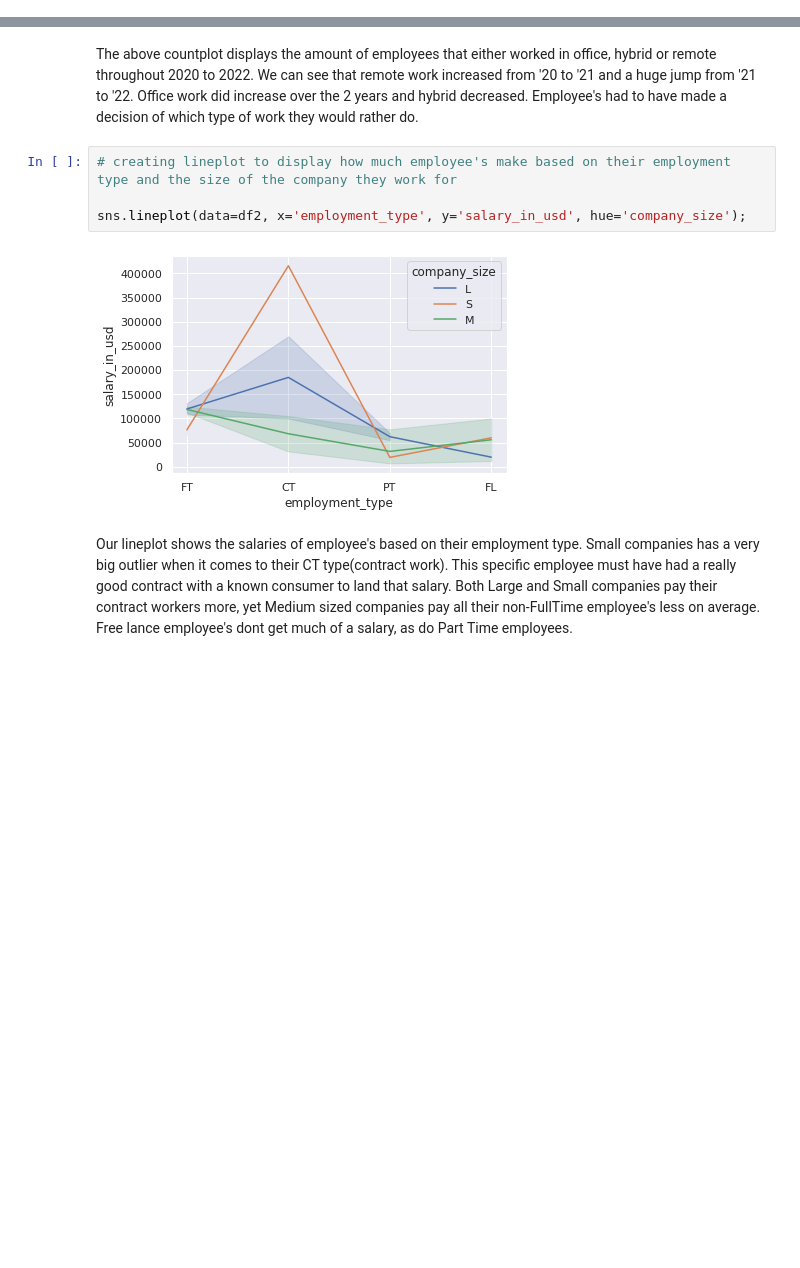
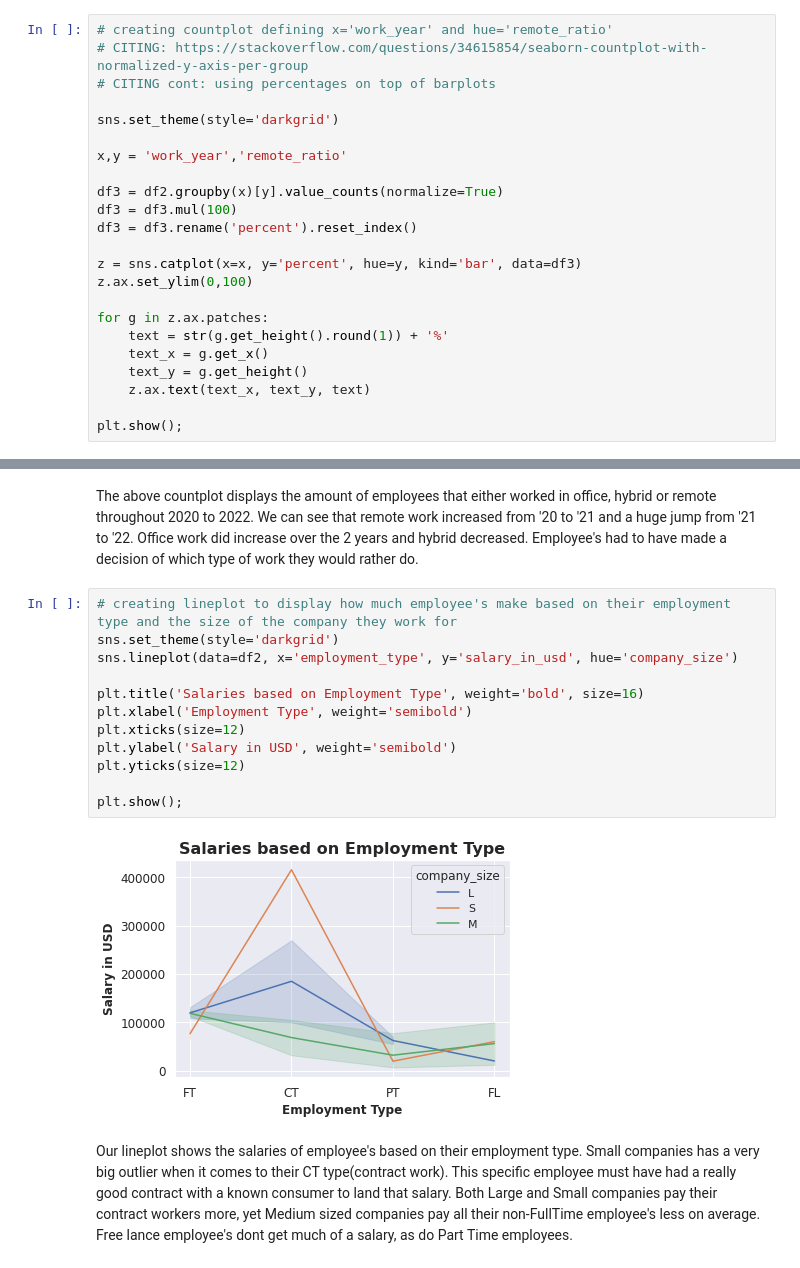
Before and after one commit to ChrisDaVillager/Data-Science-Salaries, a Jupyter notebook: Project_2_Part_3.ipynb, the cells around one changed output, grey strips where cells are left out. Drawn from its saved outputs; the diff is of its cells as text; blank space fills up the shorter version.

```diff
--- a/Project_2_Part_3.ipynb
+++ b/Project_2_Part_3.ipynb
@@ -278,0 +269,23 @@ plt.show();
+# %%
+# creating countplot defining x='work_year' and hue='remote_ratio'
+# CITING: https://stackoverflow.com/questions/34615854/seaborn-countplot-with-normalized-y-axis-per-group
+# CITING cont: using percentages on top of barplots
+
+sns.set_theme(style='darkgrid')
+
+x,y = 'work_year','remote_ratio'
+
+df3 = df2.groupby(x)[y].value_counts(normalize=True)
+df3 = df3.mul(100)
+df3 = df3.rename('percent').reset_index()
+
+z = sns.catplot(x=x, y='percent', hue=y, kind='bar', data=df3)
+z.ax.set_ylim(0,100)
+
+for g in z.ax.patches:
+    text = str(g.get_height().round(1)) + '%'
+    text_x = g.get_x()
+    text_y = g.get_height()
+    z.ax.text(text_x, text_y, text)
+
+plt.show();
@@ -280,9 +295,17 @@ plt.show();
 The above countplot displays the amount of employees that either worked in office, hybrid or remote throughout 2020 to 2022. We can see that remote work increased from '20 to '21 and a huge jump from '21 to '22. Office work did increase over the 2 years and hybrid decreased. Employee's had to have made a decision of which type of work they would rather do.
 # %%
 # creating lineplot to display how much employee's make based on their employment type and the size of the company they work for
+sns.set_theme(style='darkgrid')
+sns.lineplot(data=df2, x='employment_type', y='salary_in_usd', hue='company_size')
 
-sns.lineplot(data=df2, x='employment_type', y='salary_in_usd', hue='company_size');
+plt.title('Salaries based on Employment Type', weight='bold', size=16)
+plt.xlabel('Employment Type', weight='semibold')
+plt.xticks(size=12)
+plt.ylabel('Salary in USD', weight='semibold')
+plt.yticks(size=12)
+
+plt.show();
 # %% [output]
-[figure, old version]
+[figure, new version]
 # %% [markdown]
 Our lineplot shows the salaries of employee's based on their employment type. Small companies has a very big outlier when it comes to their CT type(contract work). This specific employee must have had a really good contract with a known consumer to land that salary. Both Large and Small companies pay their contract workers more, yet Medium sized companies pay all their non-FullTime employee's less on average. Free lance employee's dont get much of a salary, as do Part Time employees.
```
Also changed, not shown: parts of 2 cells of this notebook.
